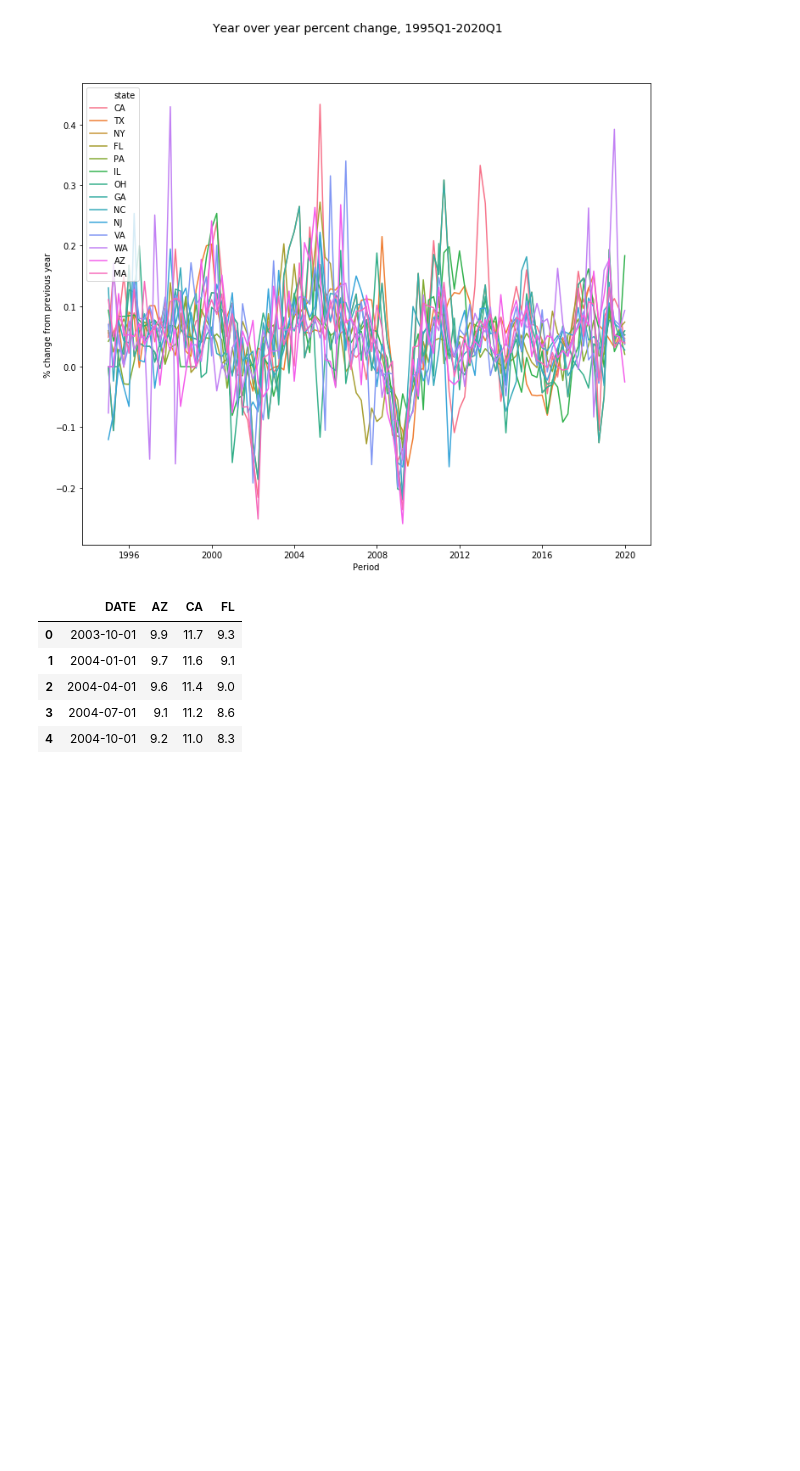
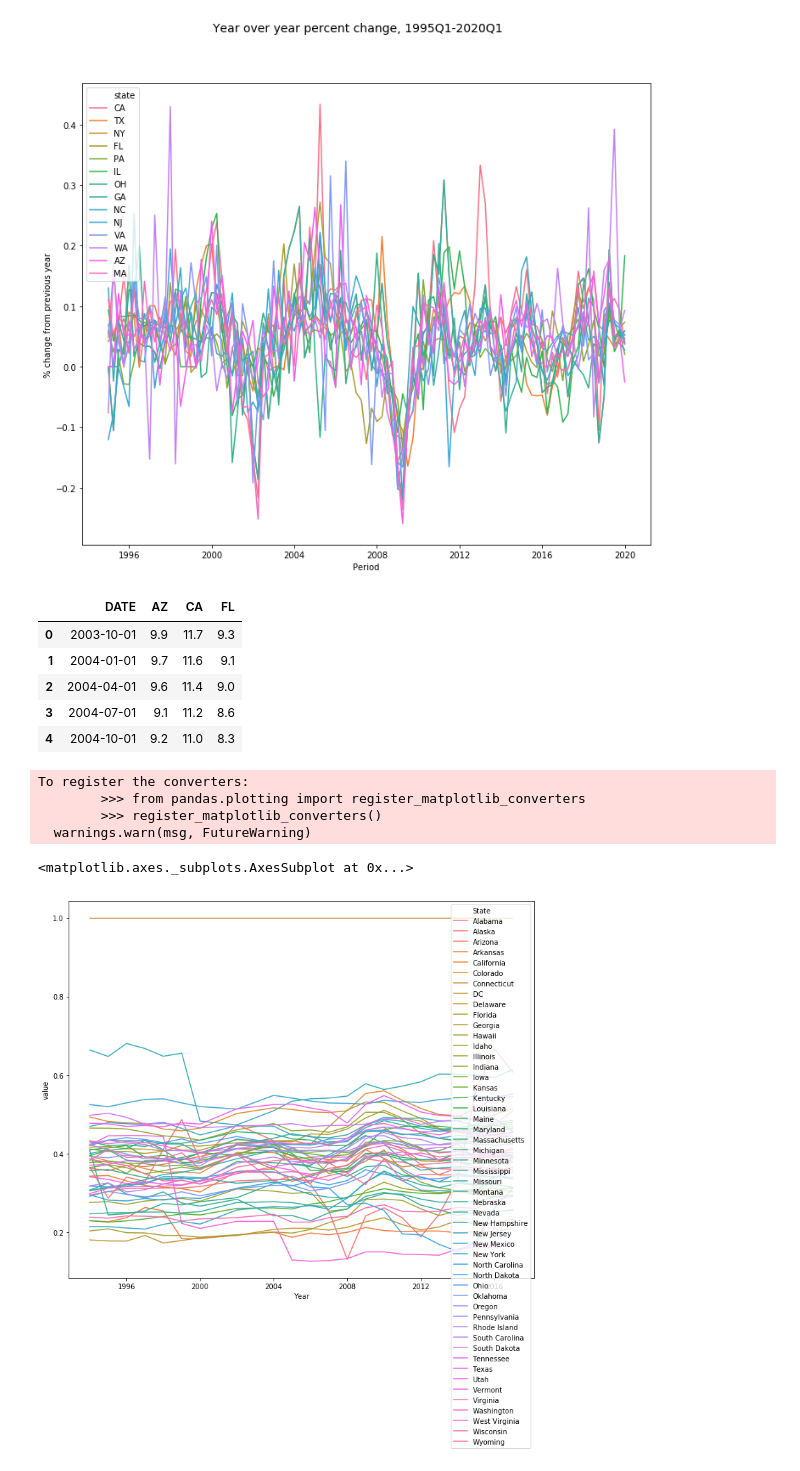
Before and after one commit to rcstein/qtax, a Jupyter notebook: QTax Data Analysis.ipynb, the cells around one changed output. Drawn from its saved outputs; the diff is of its cells as text; code cells hidden in the pictures; blank space fills up the shorter version.

Commit message:
Updating data

```diff
--- a/QTax Data Analysis.ipynb
+++ b/QTax Data Analysis.ipynb
@@ -358,0 +435,7 @@ via the State and Local Finance Data Query System, Urban-Brookings Tax Policy Ce
+# %%
+# Percent of total state tax revenue from local tax revenue
+local_totals = local_annual_survey.pivot("Year","State","TotalTaxes")
+combined_totals = combined_annual_survey.pivot("Year","State","TotalTaxes")
+percent_local = local_totals.div(combined_totals)
+percent_local.drop(["US","DC"],axis=1,inplace = True)
+#percent_local.reset_index(inplace = True)
@@ -358,0 +444,10 @@ via the State and Local Finance Data Query System, Urban-Brookings Tax Policy Ce
+# %%
+fig, ax = plt.subplots(figsize=(12,10))
+sns.lineplot(x = "Year", y = "value", data = percent_local, hue = "State")
+# %% [output]
+To register the converters:
+        >>> from pandas.plotting import register_matplotlib_converters
+        >>> register_matplotlib_converters()
+  warnings.warn(msg, FutureWarning)
+<matplotlib.axes._subplots.AxesSubplot at 0x...>
+[figure, added]
```
Also changed, not shown: parts of 7 cells of this notebook, 2 other files.
